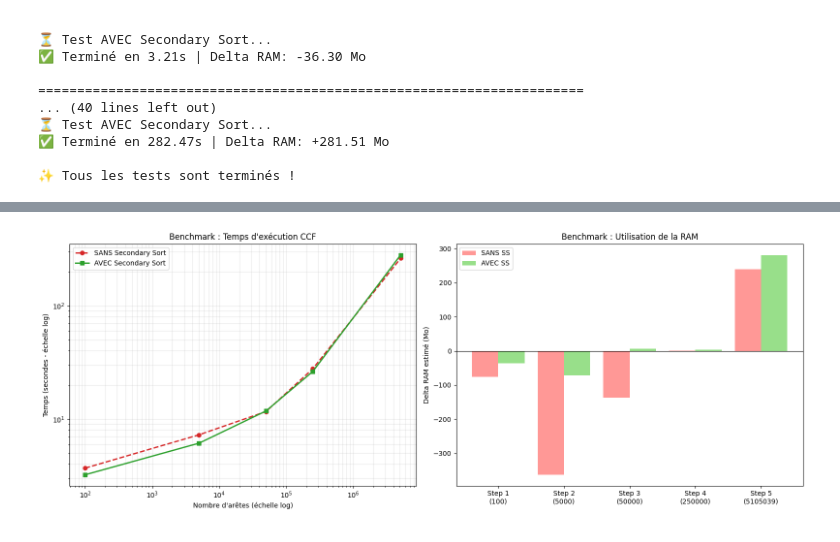
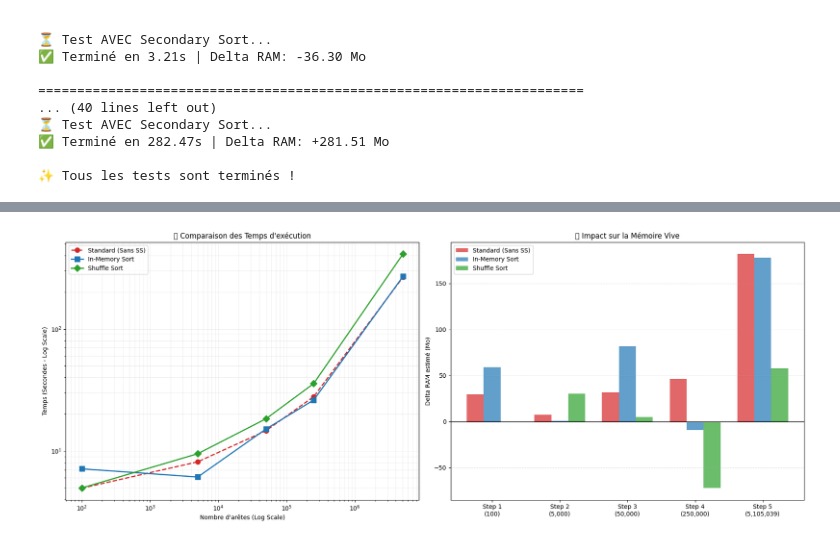
Before and after one commit to operiana/CCF-Algorithm-Implementation-with-PySpark, a Jupyter notebook: notebook.ipynb, the cells around one changed output, grey strips where cells are left out. Saved outputs shown, nothing was run; the diff lists cells and outputs as text; code cells hidden in the pictures.

```diff
--- a/notebook.ipynb
+++ b/notebook.ipynb
@@ -751,53 +1012,63 @@ print("\n✨ Tous les tests sont terminés !")
 # %%
 import matplotlib.pyplot as plt
 
 def plot_ccf_performance(results):
-    # Filtrage des données valides
-    valid_results = [r for r in results if "time_True" in r and r["time_True"] != -1]
-
-    if not valid_results:
-        print("Aucune donnée valide à afficher.")
+    # On vérifie qu'on a au moins un résultat
+    if not results:
+        print("Aucune donnée à afficher.")
         return
 
-    edges = [r['edges'] for r in valid_results]
-    time_no_ss = [r['time_False'] for r in valid_results]
-    time_with_ss = [r['time_True'] for r in valid_results]
-    ram_no_ss = [r['ram_False'] for r in valid_results]
-    ram_with_ss = [r['ram_True'] for r in valid_results]
+    # Extraction des données
+    edges = [r['edges'] for r in results]
+    steps = [r['step'] for r in results]
 
-    plt.figure(figsize=(16, 6))
+    # Configuration des styles pour les 3 modes
+    modes_cfg = [
+        ('base', 'Standard (Sans SS)', '#d62728', 'o--'),      # Rouge, pointillés
+        ('ss', 'In-Memory Sort', '#1f77b4', 's-'), # Bleu, ligne pleine
+        ('shuffle', 'Shuffle Sort', '#2ca02c', 'D-')       # Vert, ligne pleine
+    ]
 
-    # --- Graphique 1 : Temps d'exécution ---
+    plt.figure(figsize=(18, 7))
+
+    # --- Graphique 1 : Temps d'exécution (Échelle Log-Log) ---
     plt.subplot(1, 2, 1)
-    plt.plot(edges, time_no_ss, 'o--', label='SANS Secondary Sort', color='#d62728', linewidth=2)
-    plt.plot(edges, time_with_ss, 's-', label='AVEC Secondary Sort', color='#2ca02c', linewidth=2)
+    for key, label, color, style in modes_cfg:
+        times = [r.get(f"time_{key}", 0) for r in results]
+        # On ne trace que si le temps est valide (> 0)
+        plt.plot(edges, times, style, label=label, color=color, linewidth=2, markersize=8)
 
-    plt.xscale('log') # Indispensable pour voir les petites et grandes étapes
-    plt.yscale('log') # Utile si le temps explose de façon exponentielle
-    plt.xlabel('Nombre d\'arêtes (échelle log)')
-    plt.ylabel('Temps (secondes - échelle log)')
-    plt.title('Benchmark : Temps d\'exécution CCF')
-    plt.grid(True, which="both", ls="-", alpha=0.3)
+    plt.xscale('log')
+    plt.yscale('log')
+    plt.xlabel('Nombre d\'arêtes (Log Scale)')
+    plt.ylabel('Temps (Secondes - Log Scale)')
+    plt.title('🚀 Comparaison des Temps d\'exécution')
+    plt.grid(True, which="both", ls="-", alpha=0.2)
     plt.legend()
 
-    # --- Graphique 2 : Empreinte RAM ---
+    # --- Graphique 2 : Consommation RAM (Bar Chart) ---
     plt.subplot(1, 2, 2)
-    x_labels = [f"Step {r['step']}\n({r['edges']})" for r in valid_results]
-    x = range(len(x_labels))
+    x = range(len(steps))
+    width = 0.25  # Largeur des barres
 
-    plt.bar([i - 0.2 for i in x], ram_no_ss, width=0.4, label='SANS SS', color='#ff9896')
-    plt.bar([i + 0.2 for i in x], ram_with_ss, width=0.4, label='AVEC SS', color='#98df8a')
+    for i, (key, label, color, _) in enumerate(modes_cfg):
+        rams = [r.get(f"ram_{key}", 0) for r in results]
+        # Décalage des barres pour qu'elles soient côte à côte
+        offset = (i - 1) * width
+        plt.bar([p + offset for p in x], rams, width=width, label=label, color=color, alpha=0.7)
 
+    x_labels = [f"Step {s}\n({e:,})" for s, e in zip(steps, edges)]
     plt.xticks(x, x_labels)
     plt.ylabel('Delta RAM estimé (Mo)')
-    plt.title('Benchmark : Utilisation de la RAM')
-    plt.axhline(0, color='black', linewidth=0.8) # Ligne de base
+    plt.title('💾 Impact sur la Mémoire Vive')
+    plt.axhline(0, color='black', linewidth=0.8)
+    plt.grid(axis='y', linestyle='--', alpha=0.4)
     plt.legend()
 
     plt.tight_layout()
     plt.show()
 
-# Appel de la fonction
+# Appel de la fonction après ton benchmark
 plot_ccf_performance(results)
 # %% [output]
-[figure, old version]
+[figure, new version]
```
Also changed, not shown: parts of 5 cells of this notebook.
